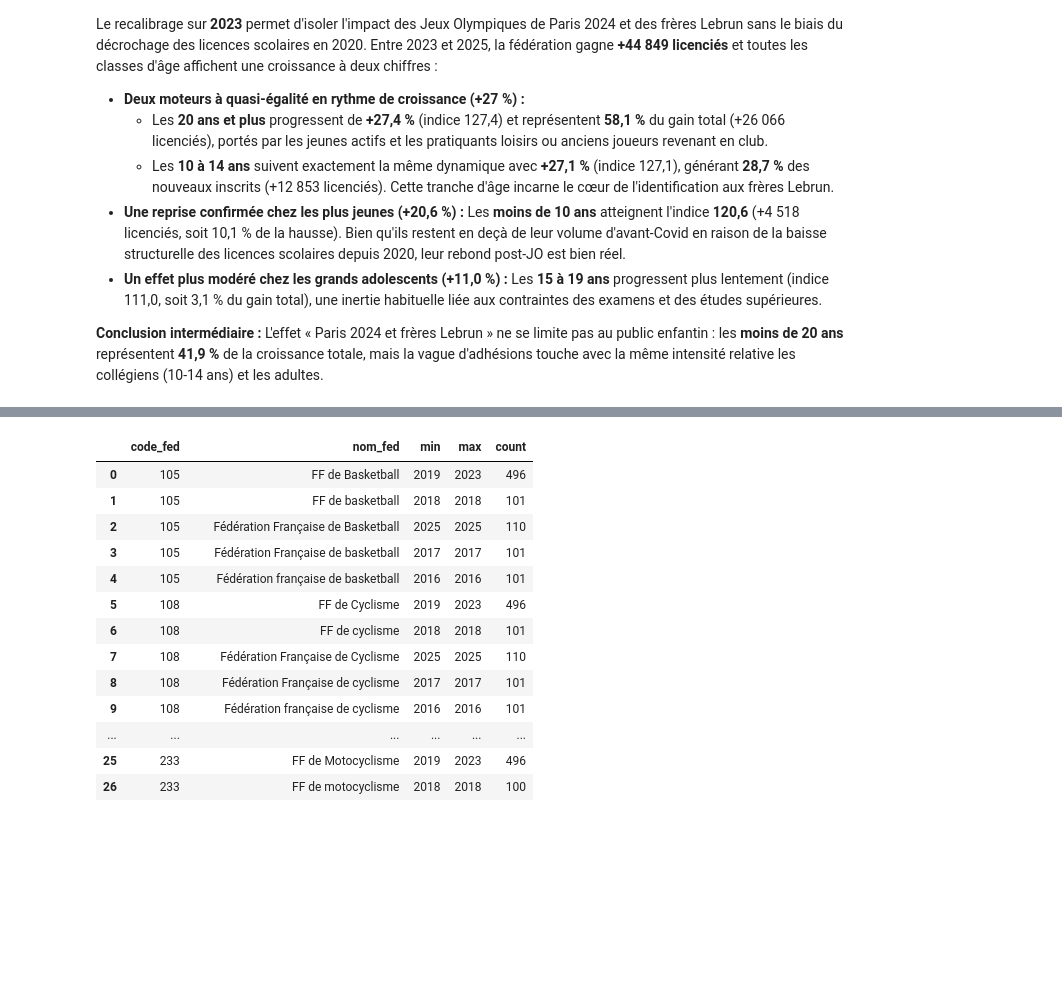
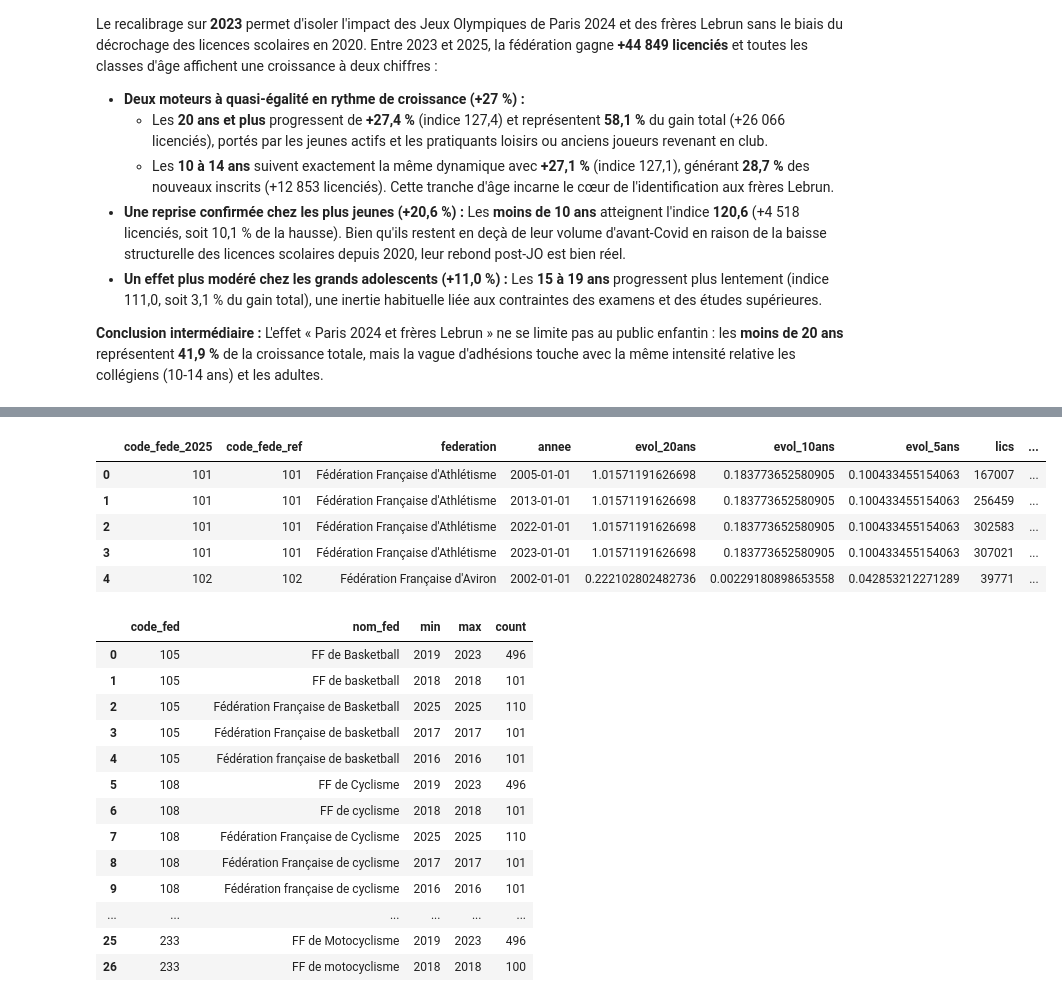
Before and after one commit to MathildeMoulinneuf/Projet-Python-2AS1, a Jupyter notebook: rapport.ipynb, the cells around one changed output, grey strips where cells are left out. Drawn from its saved outputs; the diff is of its cells as text; code cells hidden in the pictures; blank space fills up the shorter version.

Commit message:
Ajout analyse JO 2024/2012, historique 2002-2025 et visualisations

```diff
--- a/rapport.ipynb
+++ b/rapport.ipynb
@@ -259,3 +445,14 @@ Le recalibrage sur **2023** permet d'isoler l'impact des Jeux Olympiques de Pari
+# %%
+url_histo = "https://data.sports.gouv.fr/api/explore/v2.1/catalog/datasets/lics_histo/exports/csv?delimiter=%3B"
+df_brut_histo = pd.read_csv(url_histo, sep=";", nrows=5, dtype=str)
+display(df_brut_histo)
+# %% [output]
+|  | code_fede_2025 | code_fede_ref | federation | annee | evol_20ans | evol_10ans | evol_5ans | lics | ... |
+| 0 | 101 | 101 | Fédération Française d'Athlétisme | 2005-01-01 | 1.01571191626698 | 0.183773652580905 | 0.100433455154063 | 167007 | ... |
+| 1 | 101 | 101 | Fédération Française d'Athlétisme | 2013-01-01 | 1.01571191626698 | 0.183773652580905 | 0.100433455154063 | 256459 | ... |
+| 2 | 101 | 101 | Fédération Française d'Athlétisme | 2022-01-01 | 1.01571191626698 | 0.183773652580905 | 0.100433455154063 | 302583 | ... |
+| 3 | 101 | 101 | Fédération Française d'Athlétisme | 2023-01-01 | 1.01571191626698 | 0.183773652580905 | 0.100433455154063 | 307021 | ... |
+| 4 | 102 | 102 | Fédération Française d'Aviron | 2002-01-01 | 0.222102802482736 | 0.00229180898653558 | 0.042853212271289 | 39771 | ... |
 # %%
 # pour avoir les ref des sports
 
```
Also changed, not shown: parts of 12 cells of this notebook, 6 other files.
